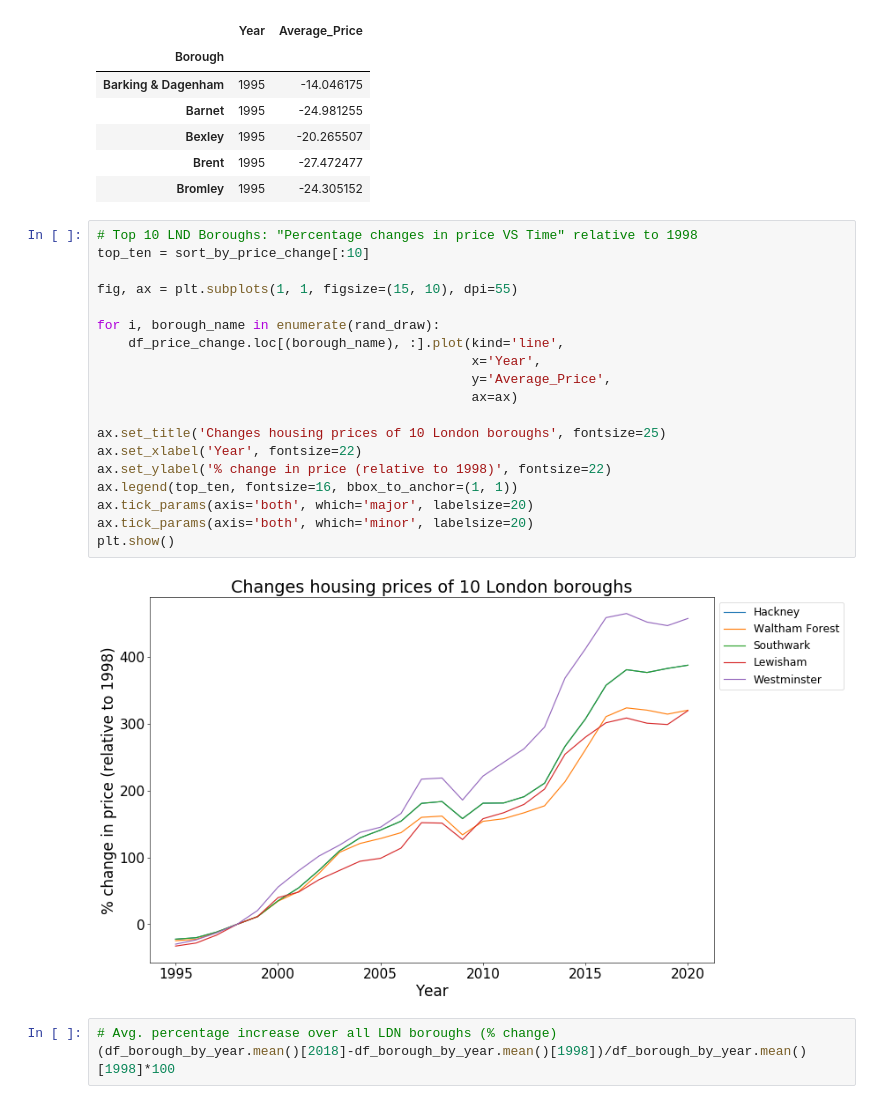
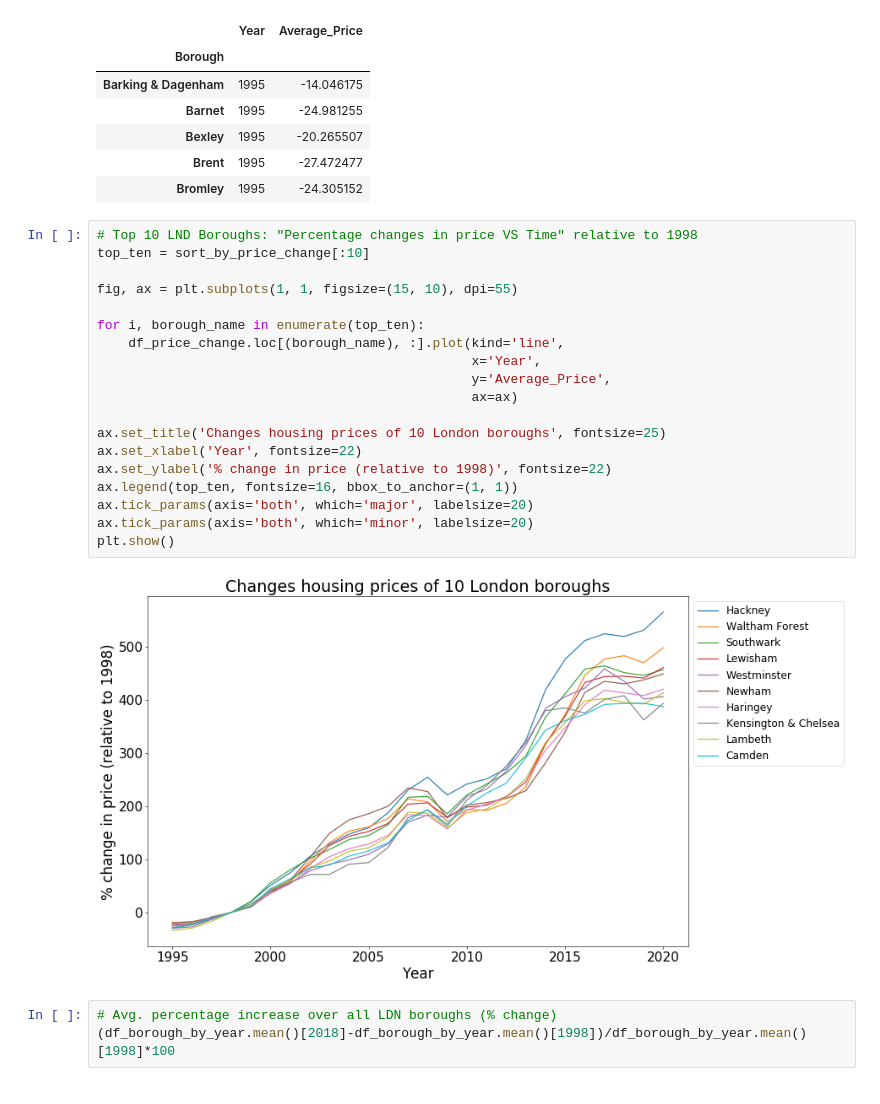
Before and after one commit to mendyhsu/Springboard, a Jupyter notebook: Unit4_3_CaseStudy/Unit 4 Challenge - Tier 3.ipynb, the cells around one changed output. Drawn from its saved outputs; the diff is of its cells as text.

```diff
--- a/Unit4_3_CaseStudy/Unit 4 Challenge - Tier 3.ipynb
+++ b/Unit4_3_CaseStudy/Unit 4 Challenge - Tier 3.ipynb
@@ -640,24 +649,24 @@ None
 # %%
 # Top 10 LND Boroughs: "Percentage changes in price VS Time" relative to 1998
 top_ten = sort_by_price_change[:10]
 
 fig, ax = plt.subplots(1, 1, figsize=(15, 10), dpi=55)
 
-for i, borough_name in enumerate(rand_draw):
+for i, borough_name in enumerate(top_ten):
     df_price_change.loc[(borough_name), :].plot(kind='line',
                                                 x='Year',
                                                 y='Average_Price',
                                                 ax=ax)
 
 ax.set_title('Changes housing prices of 10 London boroughs', fontsize=25)
 ax.set_xlabel('Year', fontsize=22)
 ax.set_ylabel('% change in price (relative to 1998)', fontsize=22)
 ax.legend(top_ten, fontsize=16, bbox_to_anchor=(1, 1))
 ax.tick_params(axis='both', which='major', labelsize=20)
 ax.tick_params(axis='both', which='minor', labelsize=20)
 plt.show()
 # %% [output]
-[figure, old version]
+[figure, new version]
 # %%
 # Avg. percentage increase over all LDN boroughs (% change)
 (df_borough_by_year.mean()[2018]-df_borough_by_year.mean()[1998])/df_borough_by_year.mean()[1998]*100
```
Also changed, not shown: parts of 11 cells of this notebook.
